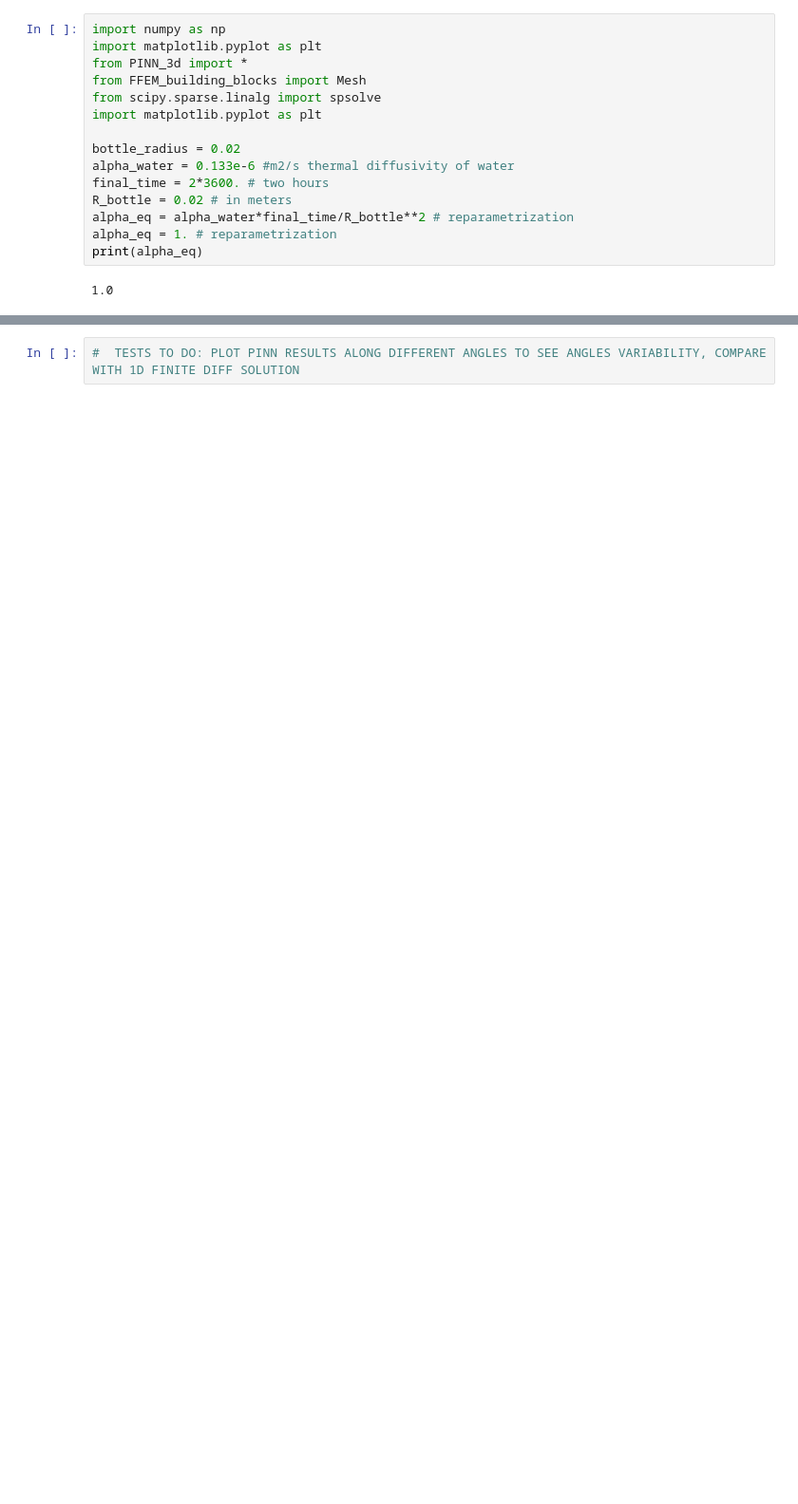
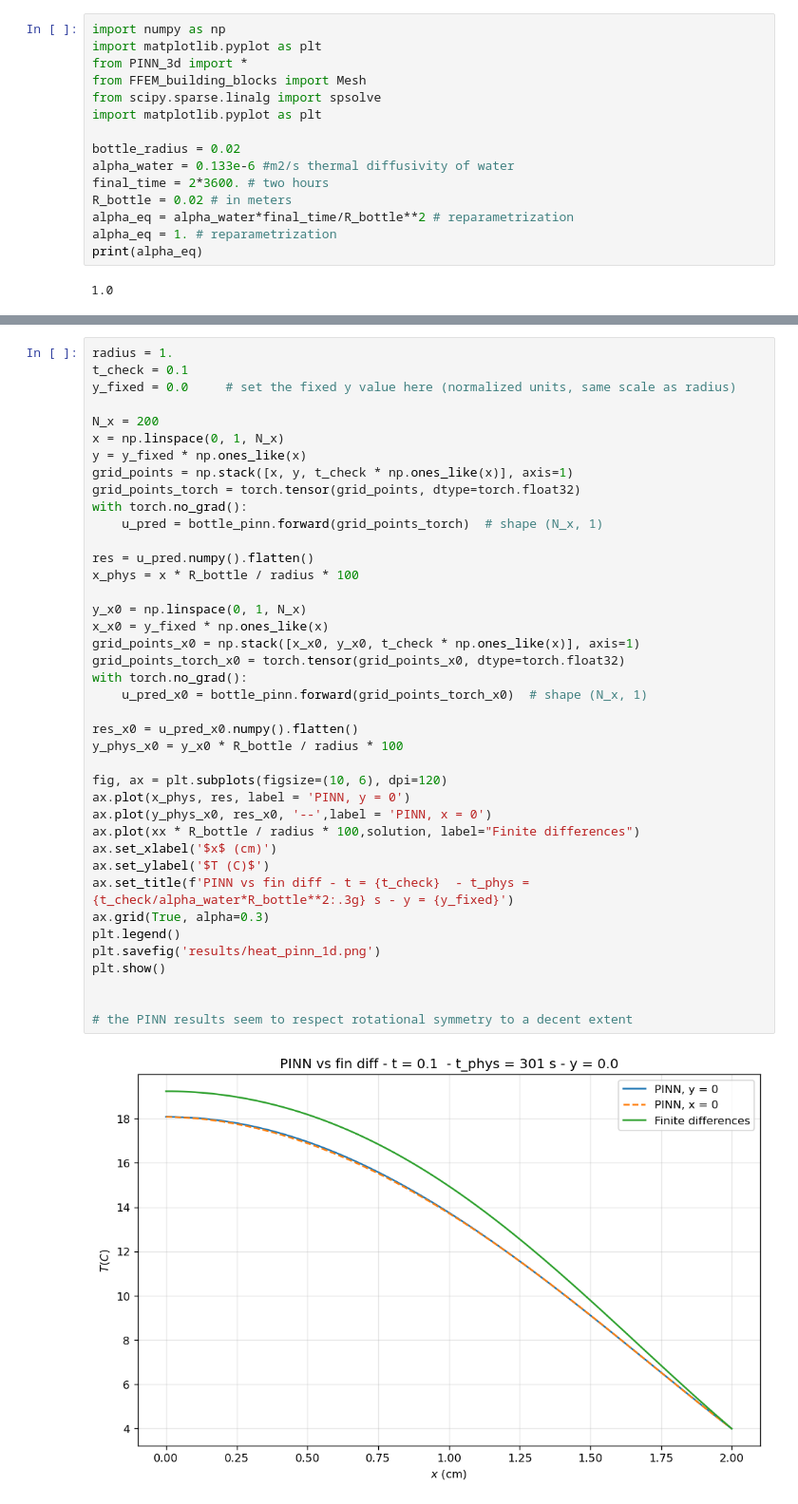
Before and after one commit to sottoviafilippo/Finite-elements-in-2d-and-PINNs, a Jupyter notebook: bottle_in_fridge.ipynb, the cells around one changed output, grey strips where cells are left out. Shown at 95% size. Cells and saved outputs as stored; diff of their text form; blank space fills up the shorter version.

```diff
--- a/bottle_in_fridge.ipynb
+++ b/bottle_in_fridge.ipynb
@@ -288,2 +305,42 @@ plt.show()
-# %%
-#  TESTS TO DO: PLOT PINN RESULTS ALONG DIFFERENT ANGLES TO SEE ANGLES VARIABILITY, COMPARE WITH 1D FINITE DIFF SOLUTION
+# %%
+radius = 1.
+t_check = 0.1
+y_fixed = 0.0     # set the fixed y value here (normalized units, same scale as radius)
+
+N_x = 200
+x = np.linspace(0, 1, N_x)
+y = y_fixed * np.ones_like(x)
+grid_points = np.stack([x, y, t_check * np.ones_like(x)], axis=1)
+grid_points_torch = torch.tensor(grid_points, dtype=torch.float32)
+with torch.no_grad():
+    u_pred = bottle_pinn.forward(grid_points_torch)  # shape (N_x, 1)
+
+res = u_pred.numpy().flatten()
+x_phys = x * R_bottle / radius * 100
+
+y_x0 = np.linspace(0, 1, N_x)
+x_x0 = y_fixed * np.ones_like(x)
+grid_points_x0 = np.stack([x_x0, y_x0, t_check * np.ones_like(x)], axis=1)
+grid_points_torch_x0 = torch.tensor(grid_points_x0, dtype=torch.float32)
+with torch.no_grad():
+    u_pred_x0 = bottle_pinn.forward(grid_points_torch_x0)  # shape (N_x, 1)
+
+res_x0 = u_pred_x0.numpy().flatten()
+y_phys_x0 = y_x0 * R_bottle / radius * 100
+
+fig, ax = plt.subplots(figsize=(10, 6), dpi=120)
+ax.plot(x_phys, res, label = 'PINN, y = 0')
+ax.plot(y_phys_x0, res_x0, '--',label = 'PINN, x = 0')
+ax.plot(xx * R_bottle / radius * 100,solution, label="Finite differences")
+ax.set_xlabel('$x$ (cm)')
+ax.set_ylabel('$T (C)$')
+ax.set_title(f'PINN vs fin diff - t = {t_check}  - t_phys = {t_check/alpha_water*R_bottle**2:.3g} s - y = {y_fixed}')
+ax.grid(True, alpha=0.3)
+plt.legend()
+plt.savefig('results/heat_pinn_1d.png')
+plt.show()
+
+
+# the PINN results seem to respect rotational symmetry to a decent extent
+# %% [output]
+[figure, added]
```
Also changed, not shown: parts of 6 cells of this notebook.
